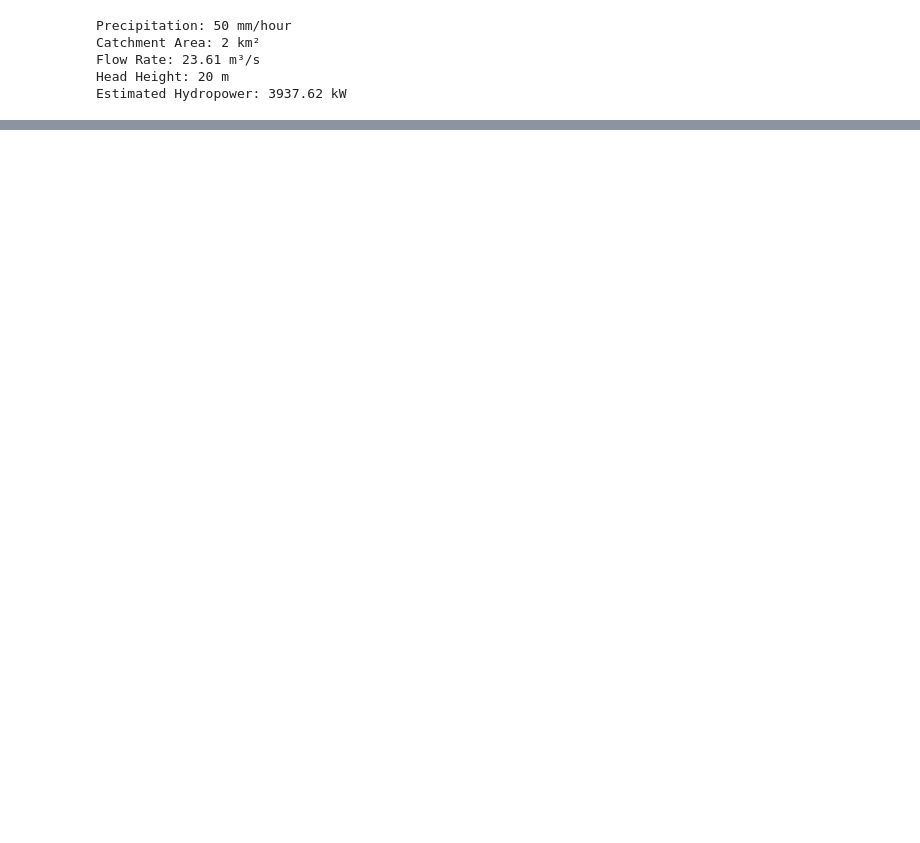
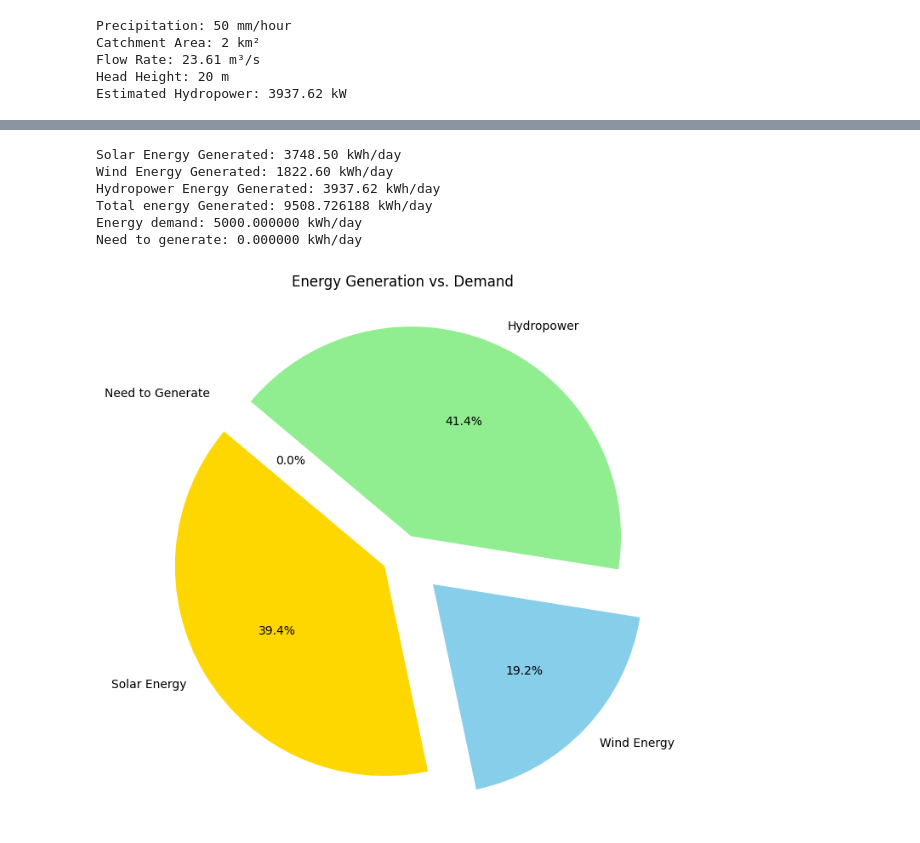
Before and after one commit to Cygnys/jsw-energy, a Jupyter notebook: model/energy_generation.ipynb, the cells around one changed output, grey strips where cells are left out. Drawn from its saved outputs; the diff is of its cells as text; code cells hidden in the pictures; blank space fills up the shorter version.

```diff
--- a/model/energy_generation.ipynb
+++ b/model/energy_generation.ipynb
@@ -131,0 +169,43 @@ Estimated Hydropower: 3937.62 kW
+# %%
+import matplotlib.pyplot as plt
+
+# Energy values (replace these with your calculated values)
+solar_energy # Replace with your calculated value
+wind_energy # Replace with your calculated value
+hydropower # Replace with your calculated value
+
+# Calculate total energy generated
+total_energy_generated = solar_energy + wind_energy + hydropower
+
+# User input for energy demand
+energy_demand = float(input("Enter the energy demand (in kWh): "))
+
+# Calculate the remaining energy that needs to be generated
+need_to_generate = max(0, energy_demand - total_energy_generated)
+
+print(f"Solar Energy Generated: {solar_energy:.2f} kWh/day")
+print(f"Wind Energy Generated: {wind_energy:.2f} kWh/day")
+print(f"Hydropower Energy Generated: {hydropower:.2f} kWh/day")
+print(f"Total energy Generated: {total_energy_generated:2f} kWh/day")
+print(F"Energy demand: {energy_demand:2f} kWh/day")
+print(f"Need to generate: {need_to_generate:2f} kWh/day")
+
+# Create pie chart data
+labels = ['Solar Energy', 'Wind Energy', 'Hydropower', 'Need to Generate']
+values = [solar_energy, wind_energy, hydropower, need_to_generate]
+colors = ['gold', 'skyblue', 'lightgreen', 'red']
+explode = [0.1, 0.2, 0.1, 0.1]  # Adds spacing for all slices
+
+# Plot the pie chart
+plt.figure(figsize=(8, 8))
+plt.pie(values, labels=labels, autopct='%1.1f%%', startangle=140, colors=colors, explode=explode)
+plt.title('Energy Generation vs. Demand')
+plt.show()
+# %% [output]
+Solar Energy Generated: 3748.50 kWh/day
+Wind Energy Generated: 1822.60 kWh/day
+Hydropower Energy Generated: 3937.62 kWh/day
+Total energy Generated: 9508.726188 kWh/day
+Energy demand: 5000.000000 kWh/day
+Need to generate: 0.000000 kWh/day
+[figure, added]
```
Also changed, not shown: parts of 4 cells of this notebook, 5 other files.
